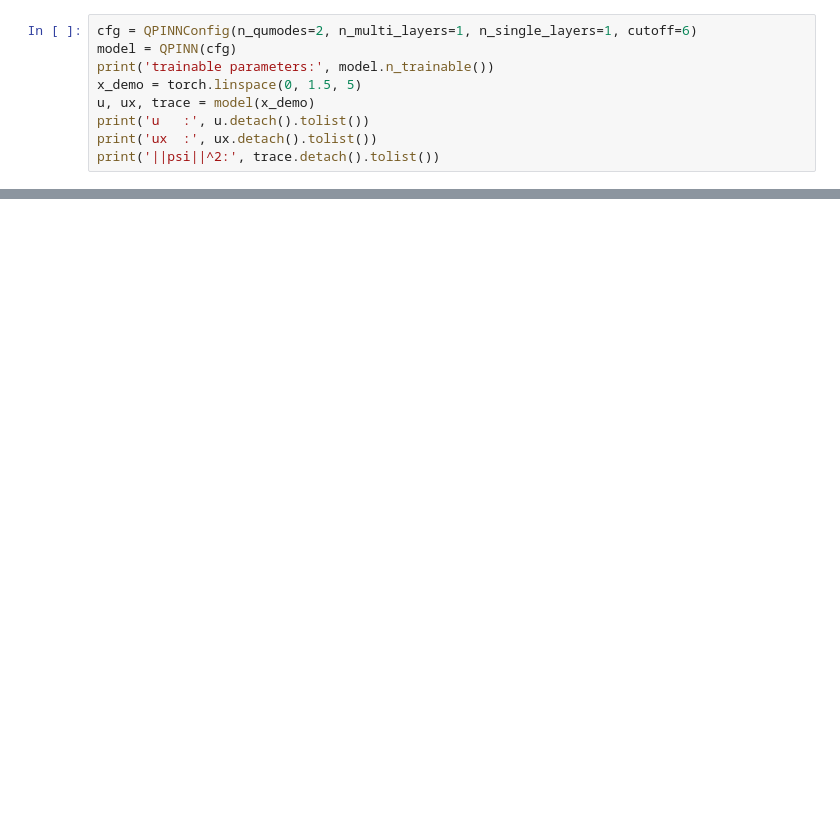
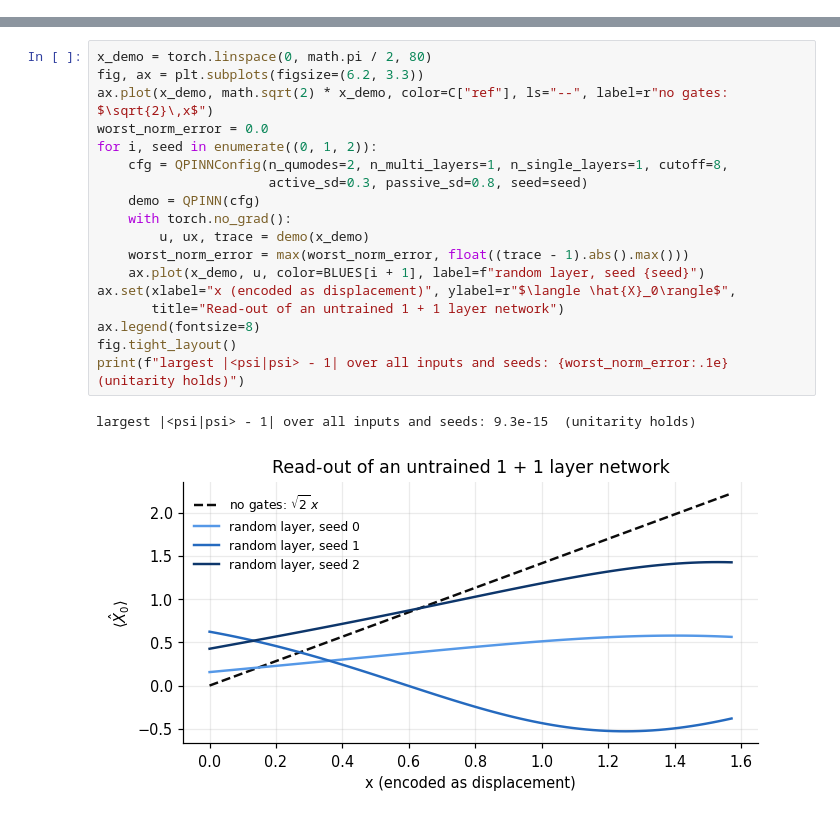
Before and after one commit to merlinquantum/reproduced_papers, a Jupyter notebook: papers/CV_QPINN_PDE/notebook.ipynb, the cells around one changed output, grey strips where cells are left out. Cells and saved outputs as stored; diff of their text form; blank space fills up the shorter version.

```diff
--- a/papers/CV_QPINN_PDE/notebook.ipynb
+++ b/papers/CV_QPINN_PDE/notebook.ipynb
@@ -50,9 +0,0 @@ Smoke version: 1 multi-qumode layer + 1 single-qumode layer, cutoff 6.
-# %%
-cfg = QPINNConfig(n_qumodes=2, n_multi_layers=1, n_single_layers=1, cutoff=6)
-model = QPINN(cfg)
-print('trainable parameters:', model.n_trainable())
-x_demo = torch.linspace(0, 1.5, 5)
-u, ux, trace = model(x_demo)
-print('u   :', u.detach().tolist())
-print('ux  :', ux.detach().tolist())
-print('||psi||^2:', trace.detach().tolist())
@@ -112,0 +292,21 @@ plt.legend(); plt.xlabel('x'); plt.grid(True);
+# %%
+x_demo = torch.linspace(0, math.pi / 2, 80)
+fig, ax = plt.subplots(figsize=(6.2, 3.3))
+ax.plot(x_demo, math.sqrt(2) * x_demo, color=C["ref"], ls="--", label=r"no gates: $\sqrt{2}\,x$")
+worst_norm_error = 0.0
+for i, seed in enumerate((0, 1, 2)):
+    cfg = QPINNConfig(n_qumodes=2, n_multi_layers=1, n_single_layers=1, cutoff=8,
+                      active_sd=0.3, passive_sd=0.8, seed=seed)
+    demo = QPINN(cfg)
+    with torch.no_grad():
+        u, ux, trace = demo(x_demo)
+    worst_norm_error = max(worst_norm_error, float((trace - 1).abs().max()))
+    ax.plot(x_demo, u, color=BLUES[i + 1], label=f"random layer, seed {seed}")
+ax.set(xlabel="x (encoded as displacement)", ylabel=r"$\langle \hat{X}_0\rangle$",
+       title="Read-out of an untrained 1 + 1 layer network")
+ax.legend(fontsize=8)
+fig.tight_layout()
+print(f"largest |<psi|psi> - 1| over all inputs and seeds: {worst_norm_error:.1e}  (unitarity holds)")
+# %% [output]
+largest |<psi|psi> - 1| over all inputs and seeds: 9.3e-15  (unitarity holds)
+[figure, added]
```
Also changed, not shown: parts of 52 cells of this notebook, 4 other files.
